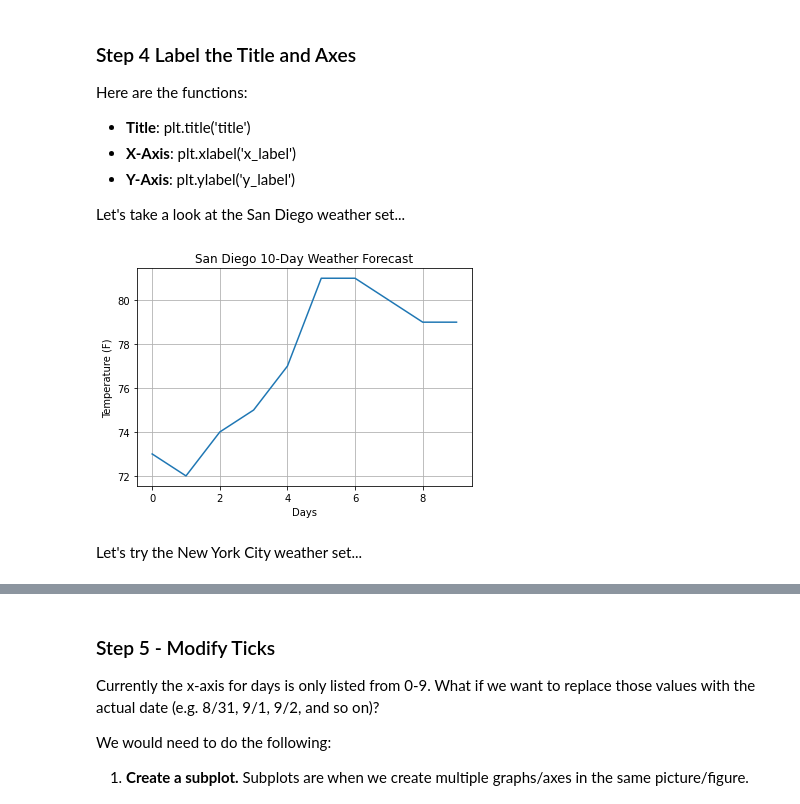
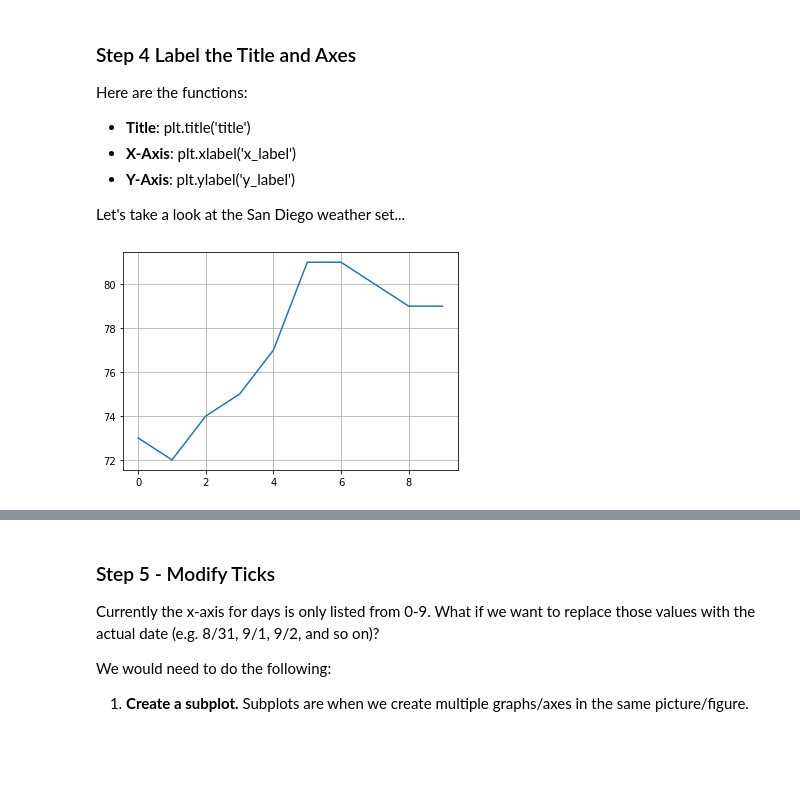
Before and after one commit to ohkaaaaay/BDA594-Fabio, a Jupyter notebook: Matplotlib_Demo.ipynb, the cells around one changed output, grey strips where cells are left out. Saved outputs shown, nothing was run; the diff lists cells and outputs as text; code cells hidden in the pictures; blank space fills up the shorter version.

```diff
--- a/Matplotlib_Demo.ipynb
+++ b/Matplotlib_Demo.ipynb
@@ -115,22 +98,20 @@ Let's take a look at the San Diego weather set...
 # %%
 #Plot San Diego weather
 plt.plot(x, y)
 
 #Add gridlines
 plt.grid()
 
 #Label x-axis
-plt.xlabel('Days')
+
 
 #Label y-axis
-plt.ylabel('Temperature (F)')
+
 
 #Label title
-plt.title('San Diego 10-Day Weather Forecast')
+
 
 #Show plot
 plt.show()
 # %% [output]
-[figure, old version]
+[figure, new version]
-# %% [markdown]
-Let's try the New York City weather set...
```
Also changed, not shown: parts of 13 cells of this notebook.
